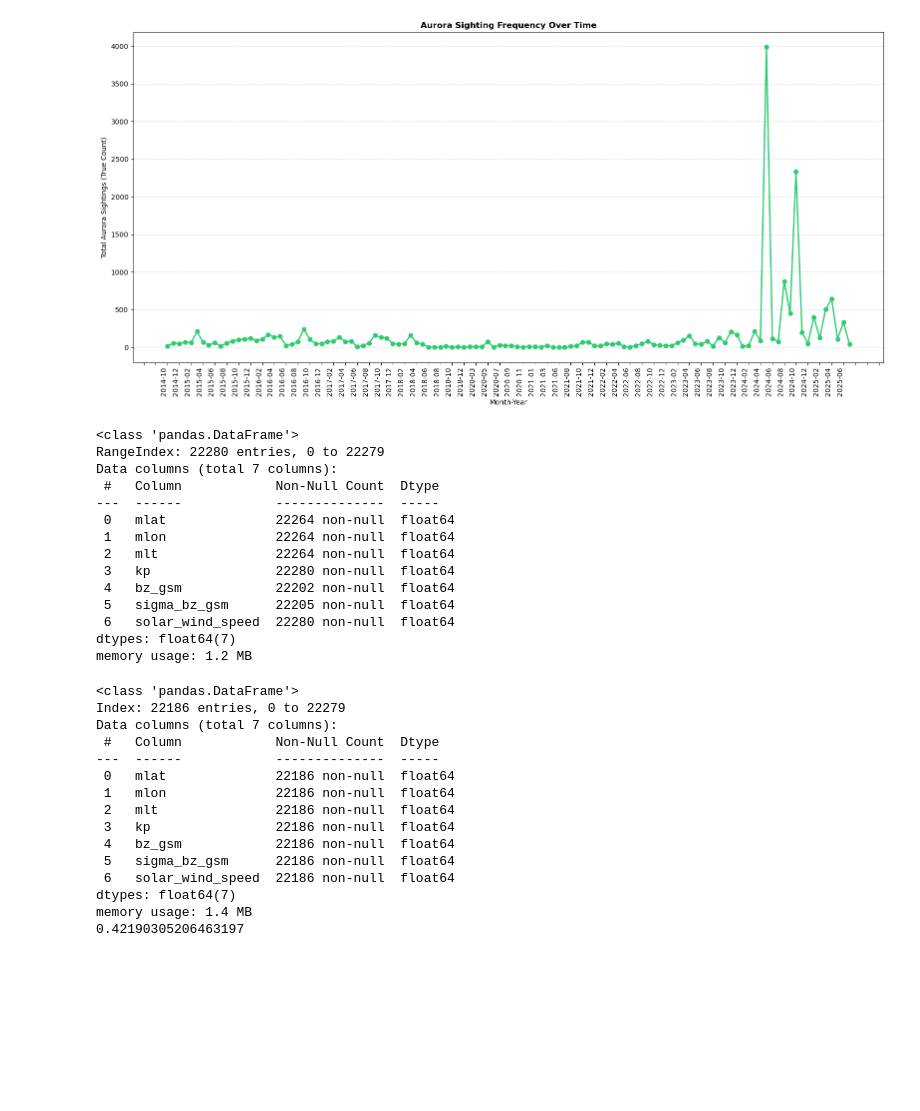
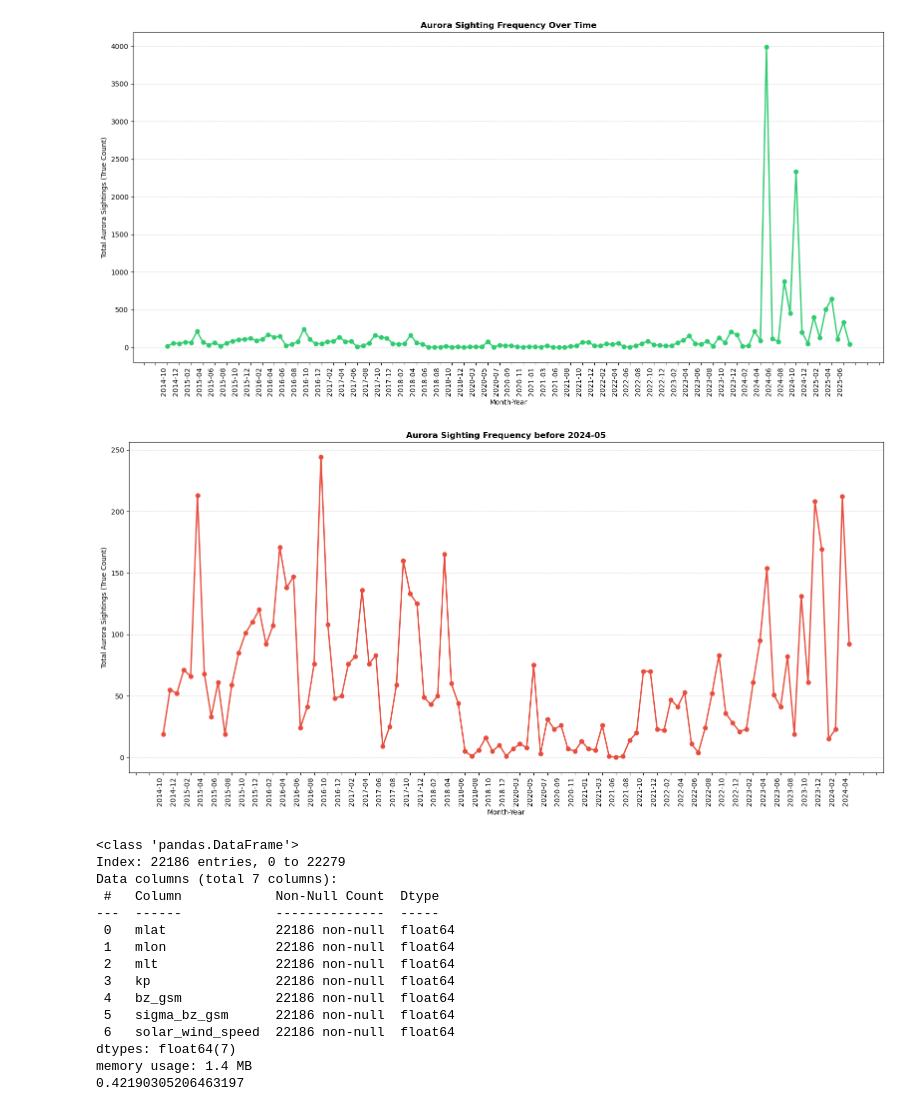
Before and after one commit to Erdos-Projects/summer26-aurora-visibility-predictions, a Jupyter notebook: modeling.ipynb, the cells around one changed output. Drawn from its saved outputs; the diff is of its cells as text; code cells hidden in the pictures; blank space fills up the shorter version.

```diff
--- a/modeling.ipynb
+++ b/modeling.ipynb
@@ -31,6 +31,7 @@ df = df.sort_values('timestamp').reset_index(drop=True)
 df['year_month'] = df['timestamp'].dt.tz_localize(None).dt.to_period('M').astype(str)
 df['is_aurora_seen'] = df['see_aurora'].astype(int)
 monthly_trends = df.groupby('year_month')['is_aurora_seen'].sum().reset_index()
+monthly_trends2 = df[df['year_month'] < '2024-05'].groupby('year_month')['is_aurora_seen'].sum().reset_index()
 
 plt.figure(figsize=(16, 8))
 plt.plot(monthly_trends['year_month'], monthly_trends['is_aurora_seen'], marker='o', color='#2ecc71', linewidth=2)
@@ -46,23 +47,19 @@ ax.xaxis.set_major_locator(ticker.MultipleLocator(2))
 plt.show()
 # %% [output]
 [figure]
-# %%
-features_phase1 = ['mlat', 'mlon', 'mlt', 'kp', 'bz_gsm', 'sigma_bz_gsm', 'solar_wind_speed']
-df['is_aurora_active'] = df['activities_id'].notna().astype(int)
-df[features_phase1].info()
-# %% [output]
-<class 'pandas.DataFrame'>
-RangeIndex: 22280 entries, 0 to 22279
-Data columns (total 7 columns):
- #   Column            Non-Null Count  Dtype
----  ------            --------------  -----
- 0   mlat              22264 non-null  float64
- 1   mlon              22264 non-null  float64
- 2   mlt               22264 non-null  float64
- 3   kp                22280 non-null  float64
- 4   bz_gsm            22202 non-null  float64
- 5   sigma_bz_gsm      22205 non-null  float64
- 6   solar_wind_speed  22280 non-null  float64
-dtypes: float64(7)
-memory usage: 1.2 MB
+# %%
+plt.figure(figsize=(16, 8))
+plt.plot(monthly_trends2['year_month'], monthly_trends2['is_aurora_seen'], marker='o', color='#e74c3c', linewidth=2)
+plt.xlabel('Month-Year')
+plt.ylabel('Total Aurora Sightings (True Count)')
+plt.title('Aurora Sighting Frequency before 2024-05', fontweight='bold')
+plt.xticks(rotation=90, ha='right')
+plt.grid(axis='y', linestyle='--', alpha=0.5)
+
+plt.tight_layout()
+ax = plt.gca()
+ax.xaxis.set_major_locator(ticker.MultipleLocator(2))
+plt.show()
+# %% [output]
+[figure, added]
 # %%
```
Also changed, not shown: parts of 9 cells of this notebook.
